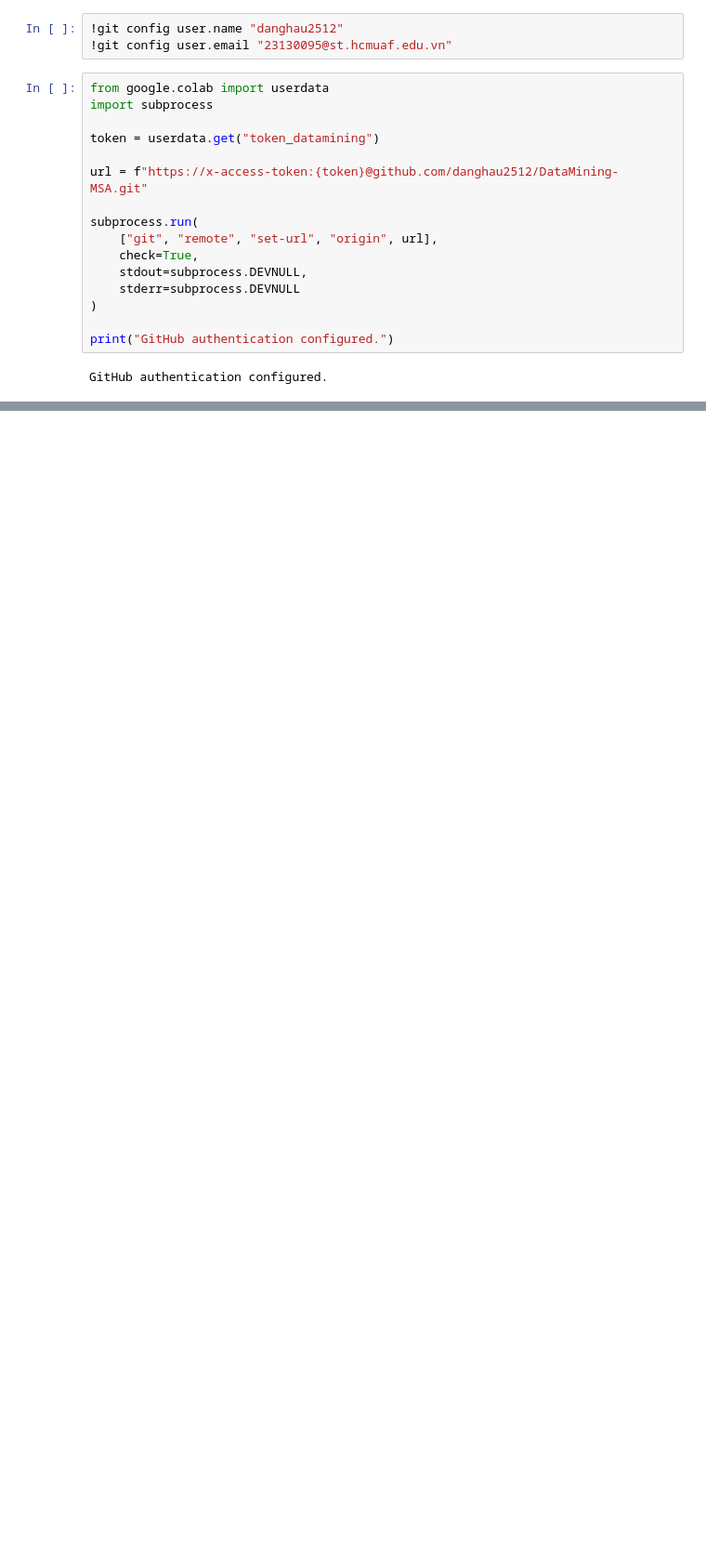
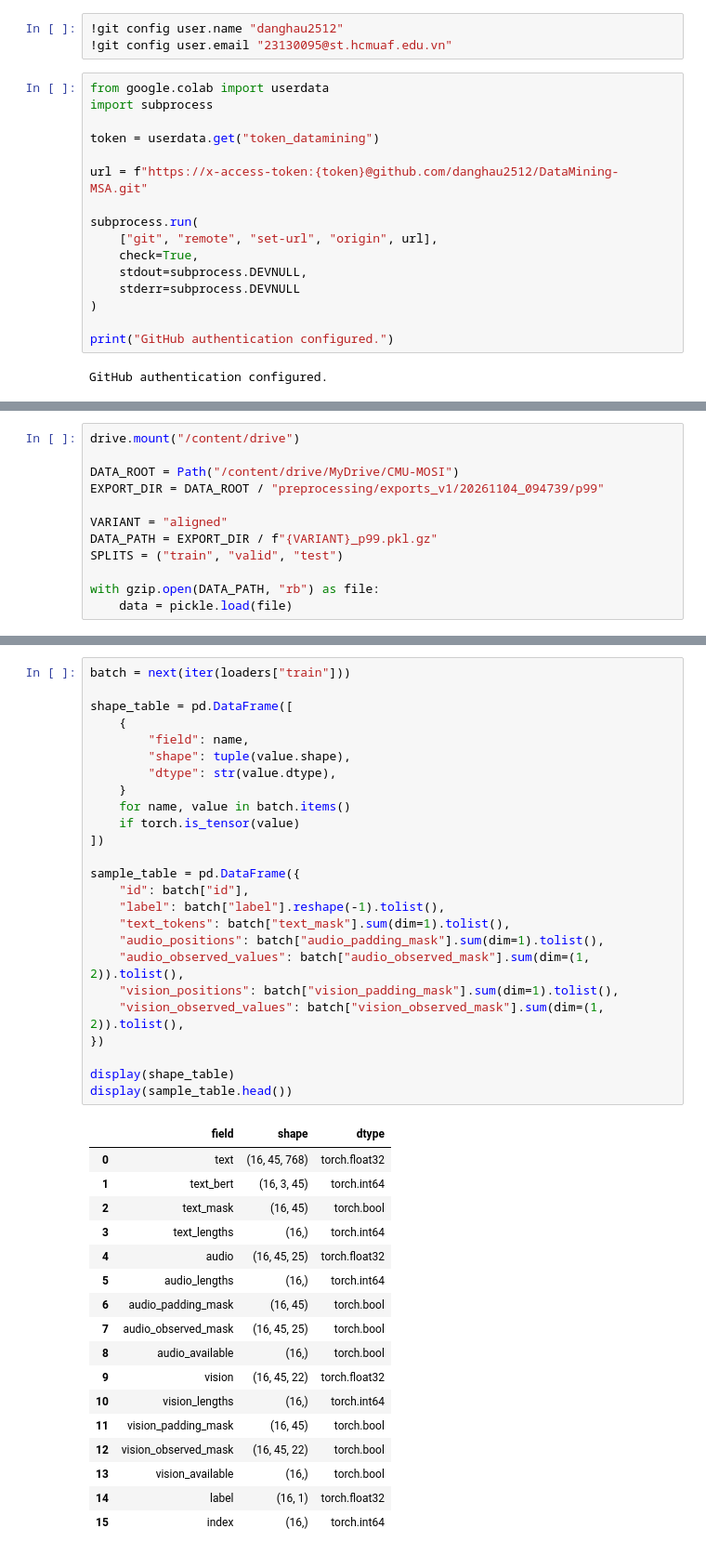
Before and after one commit to danghau2512/DataMining-MSA, a Jupyter notebook: src/notebooks/03_Train_Model.ipynb, the cells around one changed output, grey strips where cells are left out. Shown at 93% size. Cells and saved outputs as stored; diff of their text form; blank space fills up the shorter version.

Commit message:
Cấu hình chung trước khi train mô hình

```diff
--- a/src/notebooks/03_Train_Model.ipynb
+++ b/src/notebooks/03_Train_Model.ipynb
@@ -40,0 +60,12 @@ GitHub authentication configured.
+# %%
+drive.mount("/content/drive")
+
+DATA_ROOT = Path("/content/drive/MyDrive/CMU-MOSI")
+EXPORT_DIR = DATA_ROOT / "preprocessing/exports_v1/20261104_094739/p99"
+
+VARIANT = "aligned"
+DATA_PATH = EXPORT_DIR / f"{VARIANT}_p99.pkl.gz"
+SPLITS = ("train", "valid", "test")
+
+with gzip.open(DATA_PATH, "rb") as file:
+    data = pickle.load(file)
@@ -40,0 +125,43 @@ GitHub authentication configured.
+# %%
+batch = next(iter(loaders["train"]))
+
+shape_table = pd.DataFrame([
+    {
+        "field": name,
+        "shape": tuple(value.shape),
+        "dtype": str(value.dtype),
+    }
+    for name, value in batch.items()
+    if torch.is_tensor(value)
+])
+
+sample_table = pd.DataFrame({
+    "id": batch["id"],
+    "label": batch["label"].reshape(-1).tolist(),
+    "text_tokens": batch["text_mask"].sum(dim=1).tolist(),
+    "audio_positions": batch["audio_padding_mask"].sum(dim=1).tolist(),
+    "audio_observed_values": batch["audio_observed_mask"].sum(dim=(1, 2)).tolist(),
+    "vision_positions": batch["vision_padding_mask"].sum(dim=1).tolist(),
+    "vision_observed_values": batch["vision_observed_mask"].sum(dim=(1, 2)).tolist(),
+})
+
+display(shape_table)
+display(sample_table.head())
+# %% [output]
+|  | field | shape | dtype |
+| 0 | text | (16, 45, 768) | torch.float32 |
+| 1 | text_bert | (16, 3, 45) | torch.int64 |
+| 2 | text_mask | (16, 45) | torch.bool |
+| 3 | text_lengths | (16,) | torch.int64 |
+| 4 | audio | (16, 45, 25) | torch.float32 |
+| 5 | audio_lengths | (16,) | torch.int64 |
+| 6 | audio_padding_mask | (16, 45) | torch.bool |
+| 7 | audio_observed_mask | (16, 45, 25) | torch.bool |
+| 8 | audio_available | (16,) | torch.bool |
+| 9 | vision | (16, 45, 22) | torch.float32 |
+| 10 | vision_lengths | (16,) | torch.int64 |
+| 11 | vision_padding_mask | (16, 45) | torch.bool |
+| 12 | vision_observed_mask | (16, 45, 22) | torch.bool |
+| 13 | vision_available | (16,) | torch.bool |
+| 14 | label | (16, 1) | torch.float32 |
+| 15 | index | (16,) | torch.int64 |
```
Also changed, not shown: parts of 9 cells of this notebook.
